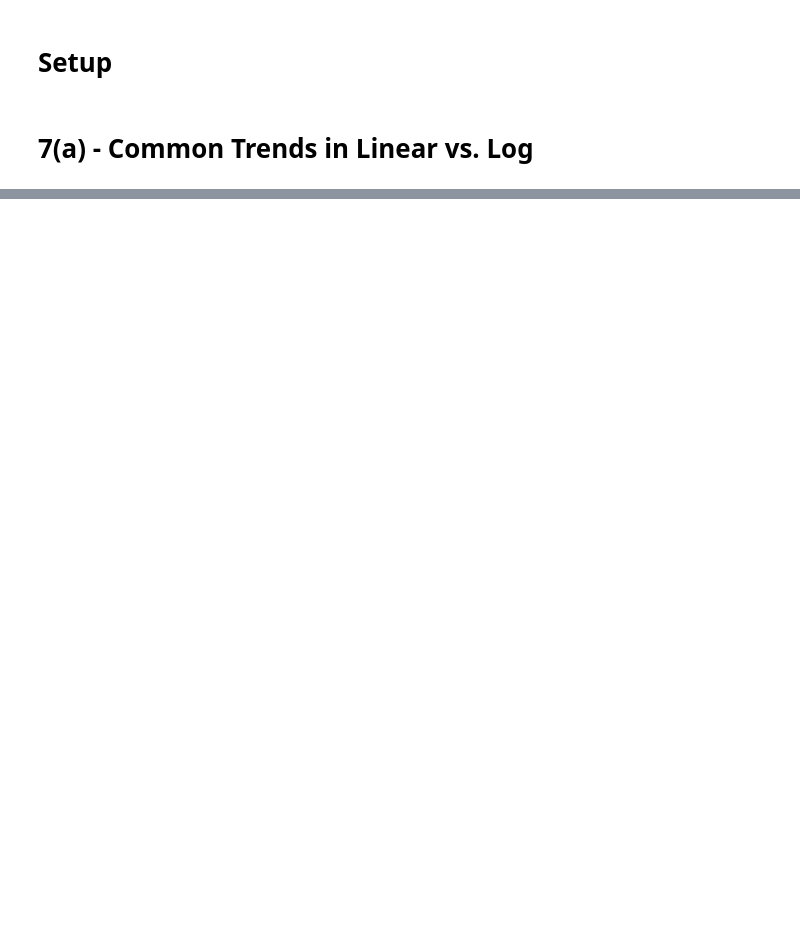
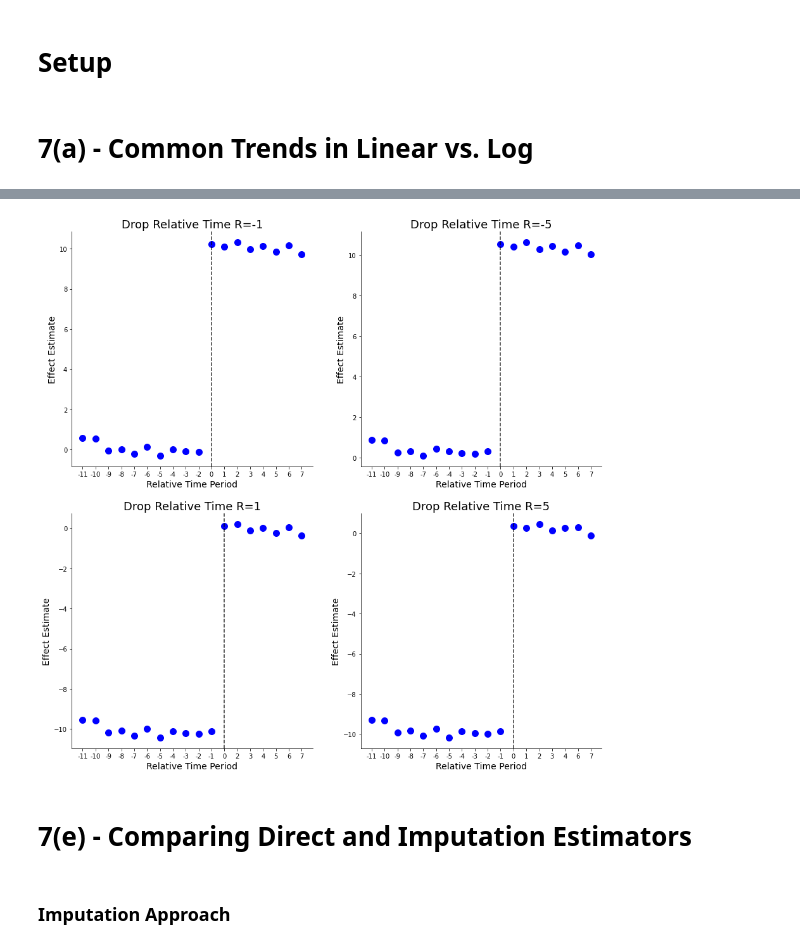
Before and after one commit to stevenbuschbach/Applied-Microeconometrics, a Jupyter notebook: q7/q7_code.ipynb, the cells around one changed output, grey strips where cells are left out. Saved outputs shown, nothing was run; the diff lists cells and outputs as text; code cells hidden in the pictures; blank space fills up the shorter version.

```diff
--- a/q7/q7_code.ipynb
+++ b/q7/q7_code.ipynb
@@ -331,0 +405,31 @@ plt.show()
+# %%
+fig,ax = plt.subplots(nrows=int(len(beta_dfs)/2), ncols=2, figsize=(15,15))
+ax     = ax.flatten()
+
+titles = [f"Drop Relative Time R={i}" for i in [-1,-5,1,5]]
+for i in range(len(beta_dfs)):
+
+    # Formatting stuff
+    ax[i].spines['top'].set_visible(False)
+    ax[i].spines['right'].set_visible(False)
+
+    # Plot 1 main stuff
+    ax[i].scatter(beta_dfs[i]['Coefficient'], beta_dfs[i]['Value'], s=100, color='blue')
+
+    # Vertical/horizontal lines
+    ax[i].axvline(x='0', color='black', linestyle='dashed', alpha=0.8)
+
+    # Axis mess
+    ax[i].set_xlabel("Relative Time Period", size=14)
+    ax[i].set_ylabel("Effect Estimate", size=14)
+
+    # Titles
+    ax[i].set_title(titles[i], size=18)
+
+# Save out
+plt.savefig(f"./q7_output/q7d.png")
+plt.show()
+# %% [output]
+[figure, added]
+# %% [markdown]
+# 7(e) - Comparing Direct and Imputation Estimators
@@ -331,0 +460,2 @@ plt.show()
+# %% [markdown]
+### Imputation Approach
```
Also changed, not shown: parts of 39 cells of this notebook, 9 other files.
